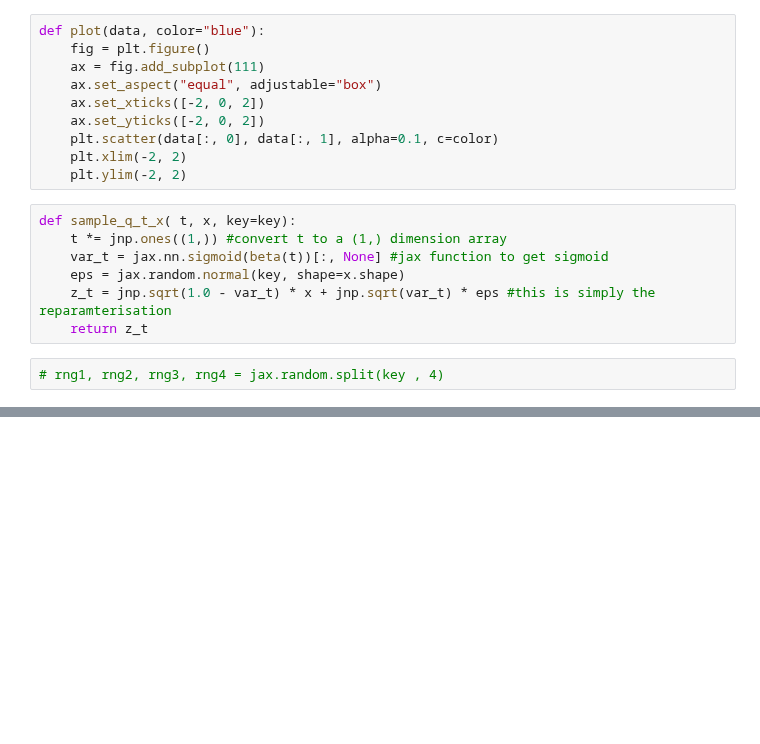
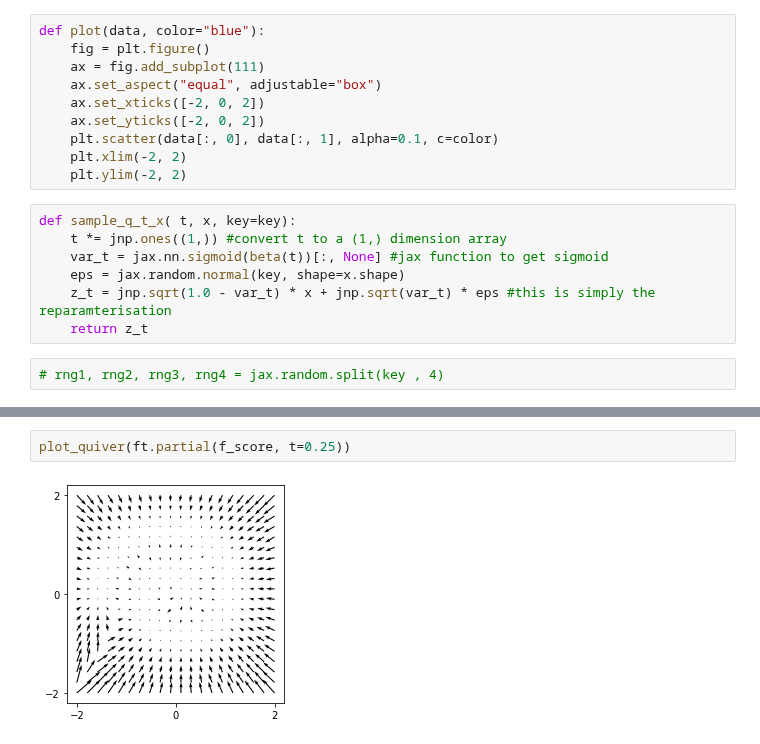
Before and after one commit to durml91/MMath-Project, a Jupyter notebook: Image_Diffusion_(working)/Spiral_Diffusion.ipynb, the cells around one changed output, grey strips where cells are left out. Cells and saved outputs as stored; diff of their text form; blank space fills up the shorter version.

```diff
--- a/Image_Diffusion_(working)/Spiral_Diffusion.ipynb
+++ b/Image_Diffusion_(working)/Spiral_Diffusion.ipynb
@@ -83,0 +197,4 @@ while t < 1.0:
+# %%
+plot_quiver(ft.partial(f_score, t=0.25))
+# %% [output]
+[figure, added]
```
Also changed, not shown: parts of 34 cells of this notebook.
